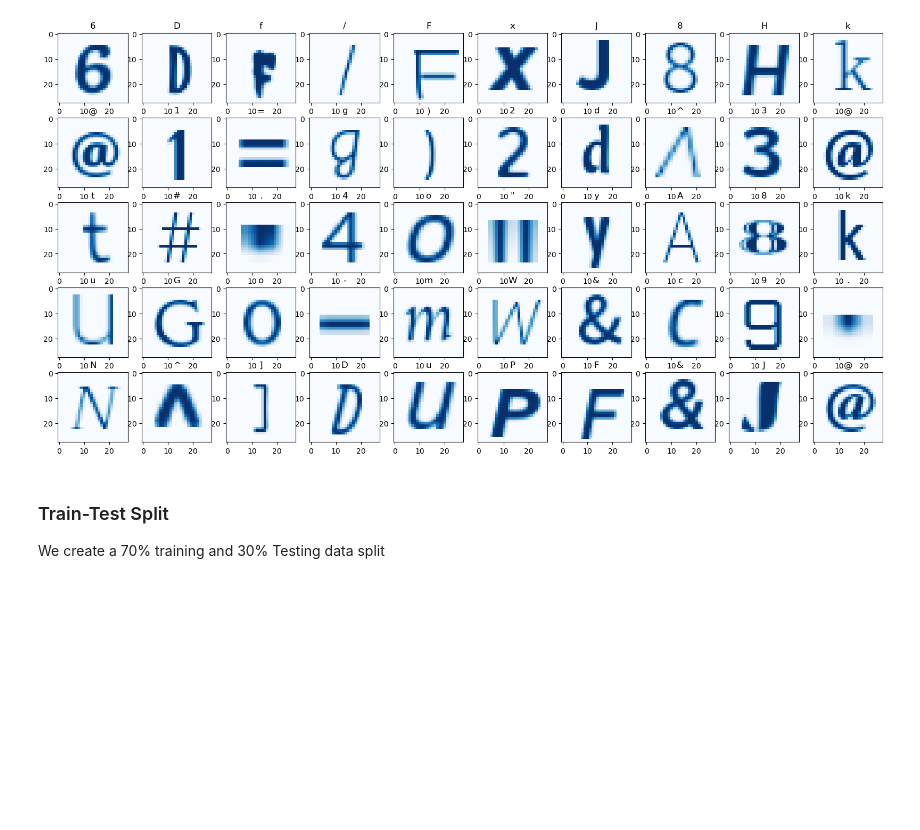
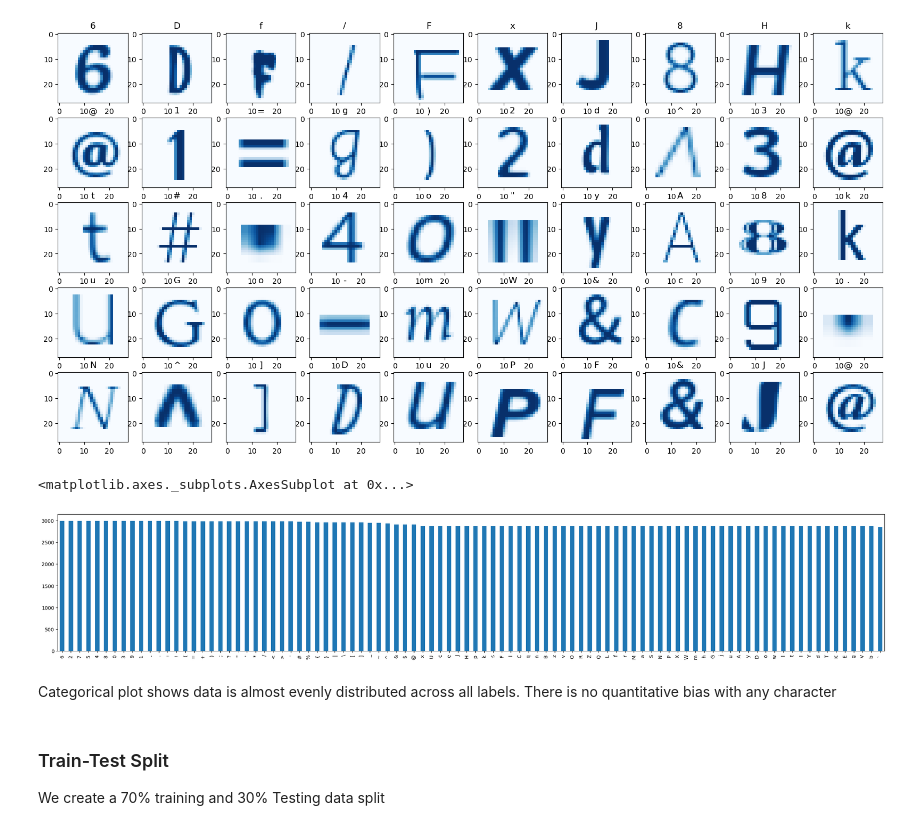
Before and after one commit to makarandmadhavi/TMINST-Character-Classification, a Jupyter notebook: Neural_Network_Type_Classification_|_TMNIST.ipynb, the cells around one changed output. Drawn from its saved outputs; the diff is of its cells as text; code cells hidden in the pictures; blank space fills up the shorter version.

```diff
--- a/Neural_Network_Type_Classification_|_TMNIST.ipynb
+++ b/Neural_Network_Type_Classification_|_TMNIST.ipynb
@@ -124,6 +131,14 @@ for i in range(50):
 plt.show()
 # %% [output]
 [figure]
+# %%
+plt.xticks(rotation=90)
+df['labels'].value_counts().plot(kind='bar',figsize=(30,5))
+# %% [output]
+<matplotlib.axes._subplots.AxesSubplot at 0x...>
+[figure, added]
+# %% [markdown]
+Categorical plot shows data is almost evenly distributed across all labels. There is no quantitative bias with any character
 # %% [markdown]
 ### Train-Test Split
 
```
Also changed, not shown: parts of 6 cells of this notebook.
